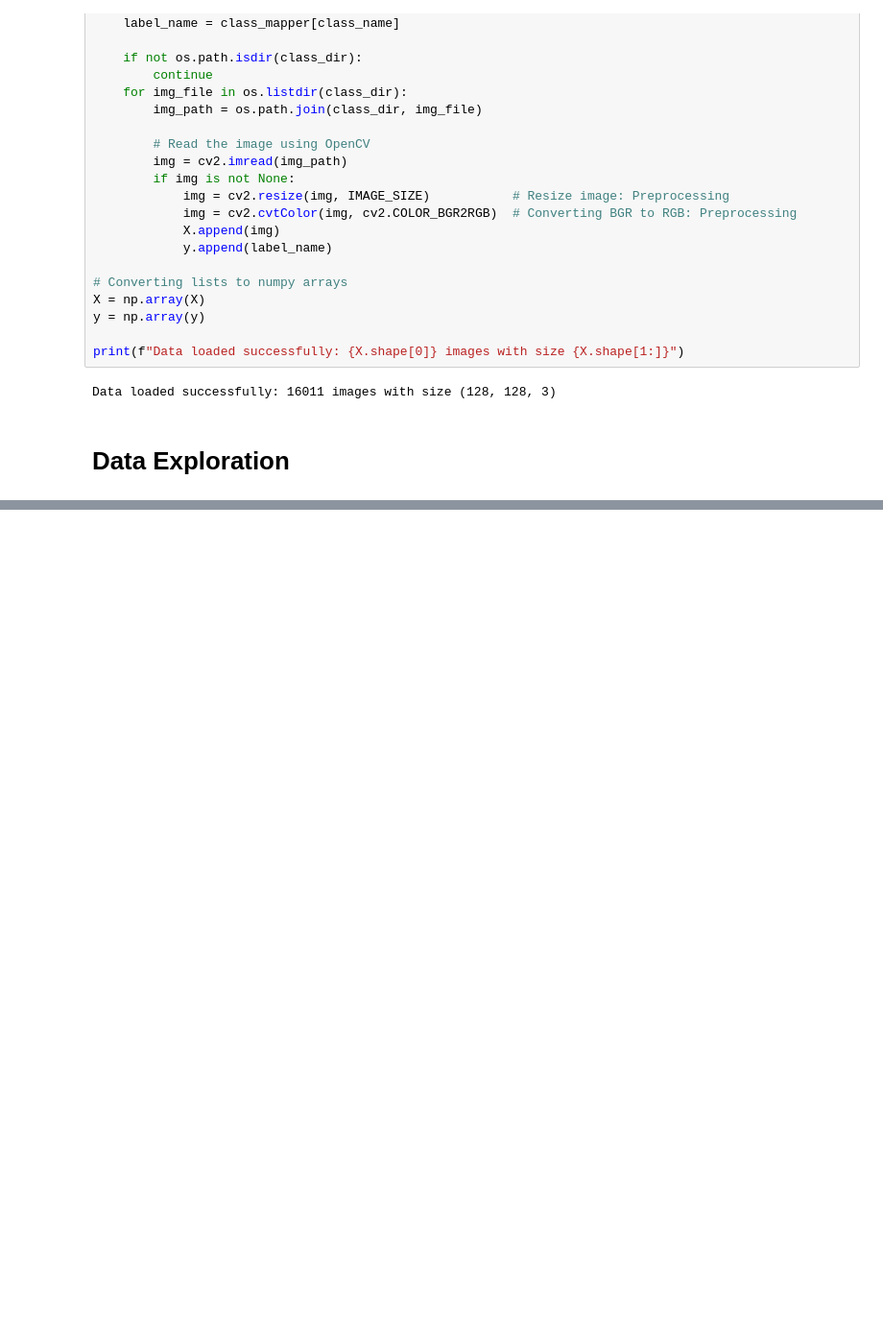
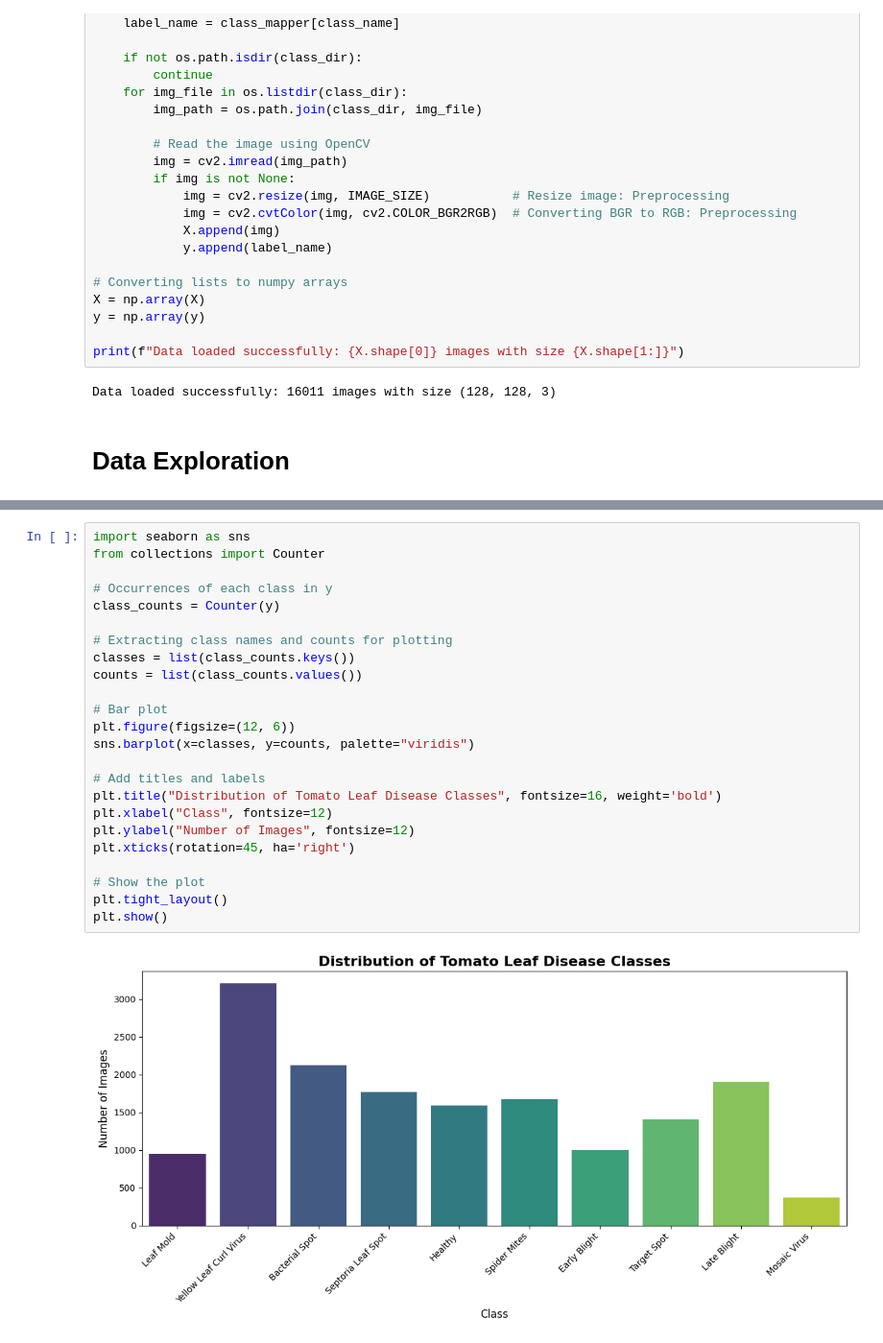
Before and after one commit to Muhammadanayat/Tomato-Leaf-Disease-Detection-and-Classification-using-Deep-Learning, a Jupyter notebook: tomato-leaf-disease-detection-code.ipynb, the cells around one changed output, grey strips where cells are left out. Shown at 96% size. Saved outputs shown, nothing was run; the diff lists cells and outputs as text; blank space fills up the shorter version.

Commit message:
Distribution of images among classes

```diff
--- a/tomato-leaf-disease-detection-code.ipynb
+++ b/tomato-leaf-disease-detection-code.ipynb
@@ -95,0 +96,26 @@ plt.show()
+# %%
+import seaborn as sns
+from collections import Counter
+
+# Occurrences of each class in y
+class_counts = Counter(y)
+
+# Extracting class names and counts for plotting
+classes = list(class_counts.keys())
+counts = list(class_counts.values())
+
+# Bar plot
+plt.figure(figsize=(12, 6))
+sns.barplot(x=classes, y=counts, palette="viridis")
+
+# Add titles and labels
+plt.title("Distribution of Tomato Leaf Disease Classes", fontsize=16, weight='bold')
+plt.xlabel("Class", fontsize=12)
+plt.ylabel("Number of Images", fontsize=12)
+plt.xticks(rotation=45, ha='right')
+
+# Show the plot
+plt.tight_layout()
+plt.show()
+# %% [output]
+[figure, added]
```
Also changed, not shown: parts of 1 cell of this notebook.
